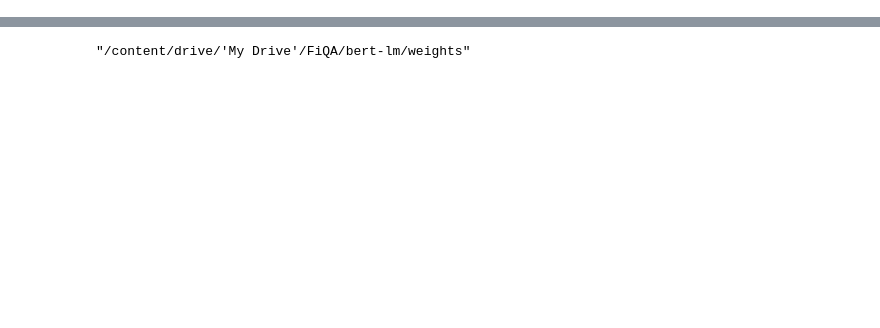
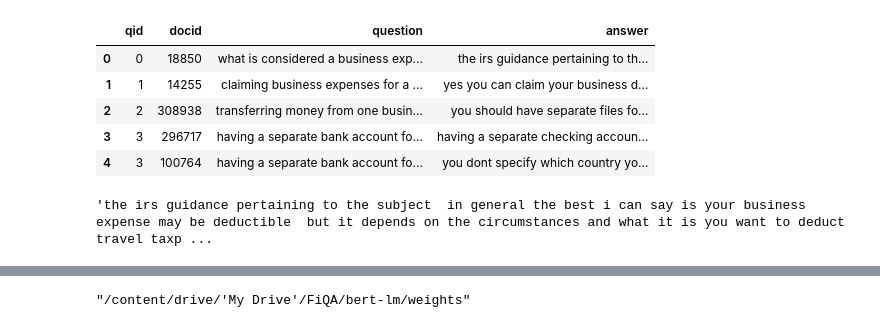
Before and after one commit to yuanbit/FinBERT-QA, a Jupyter notebook: notebooks/finbert_lm.ipynb, the cells around one changed output, grey strips where cells are left out. Drawn from its saved outputs; the diff is of its cells as text; code cells hidden in the pictures; blank space fills up the shorter version.

```diff
--- a/notebooks/finbert_lm.ipynb
+++ b/notebooks/finbert_lm.ipynb
@@ -116,11 +103,44 @@ take(5, qid_to_text.items())
 # %%
-empty_docs = load_pickle(path+'empty_docs.pickle')
+empty_docs = load_pickle(path+'data/empty_docs.pickle')
 # %%
-dataset = pd.read_csv(path+"FiQA_train_question_doc_final.tsv", sep="\t")
+dataset = pd.read_csv(path+"data/FiQA_train_question_doc_final.tsv", sep="\t")
 dataset = dataset[["qid", "docid"]]
 dataset = dataset[~dataset['docid'].isin(empty_docs)]
 dataset['question'] = dataset['qid'].apply(lambda x: qid_to_text[x])
 dataset['answer'] = dataset['docid'].apply(lambda x: docid_to_text[x])
+# %%
+import regex as re
+
+def pre_process(text):
+    """Returns a lower-cased string with punctuations and special characters removed.
+    ----------
+    text: string
+        Answer or Question text
+    """
+    text = str(text)
+    # Substitute punctuations and special characters for a space
+    x = re.sub('[…“”%!&"@#()\-\*\+,/:;<=>?@[\]\^_`{\}~]', ' ', text)
+    # Remove periods
+    y = re.sub('[\.\']', "", x)
+    # Apply lower-case
+    z = y.lower()
+    return z
+# %%
+dataset['question'] = dataset['question'].apply(pre_process)
+dataset['answer'] = dataset['answer'].apply(pre_process)
+# %%
+dataset.head(5)
+# %% [output]
+|  | qid | docid | question | answer |
+| 0 | 0 | 18850 | what is considered a business exp... | the irs guidance pertaining to th... |
+| 1 | 1 | 14255 | claiming business expenses for a ... | yes you can claim your business d... |
+| 2 | 2 | 308938 | transferring money from one busin... | you should have separate files fo... |
+| 3 | 3 | 296717 | having a separate bank account fo... | having a separate checking accoun... |
+| 4 | 3 | 100764 | having a separate bank account fo... | you dont specify which country yo... |
+# %%
+dataset.at[0, "answer"]
+# %% [output]
+'the irs guidance pertaining to the subject  in general the best i can say is your business expense may be deductible  but it depends on the circumstances and what it is you want to deduct travel taxp ...
 # %%
 def add_ques_token(string):
     question = string + " [SEP] "
```
Also changed, not shown: parts of 27 cells of this notebook, 40 other files.
